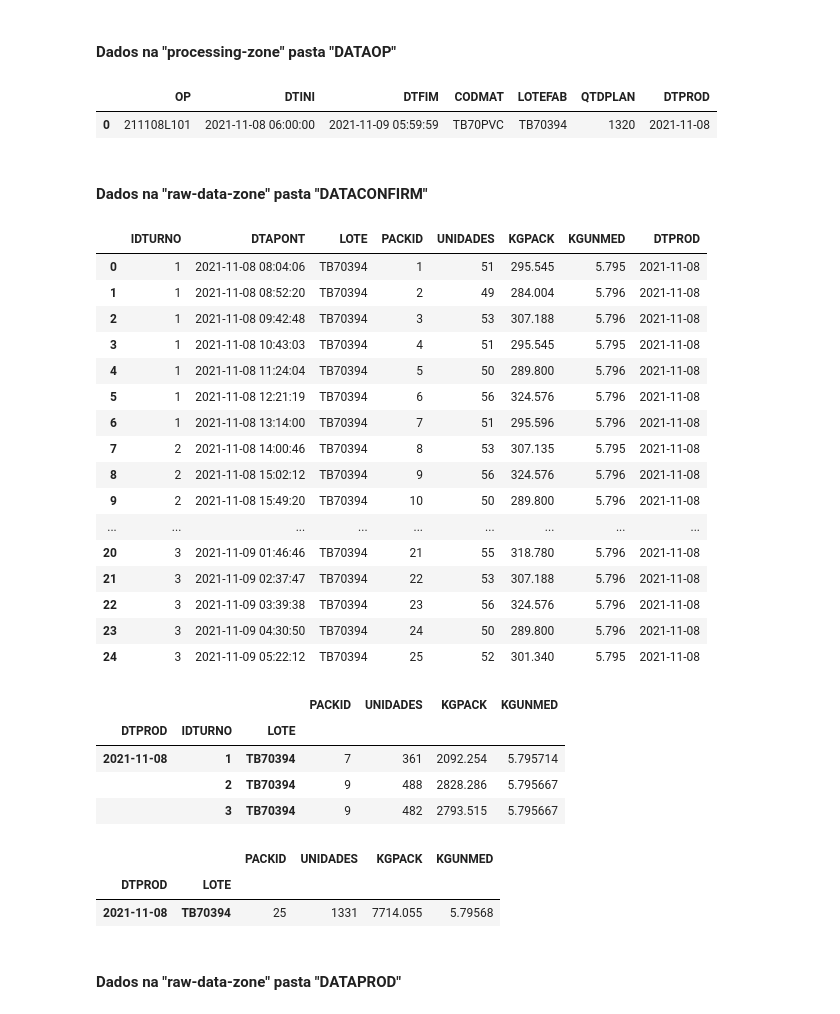
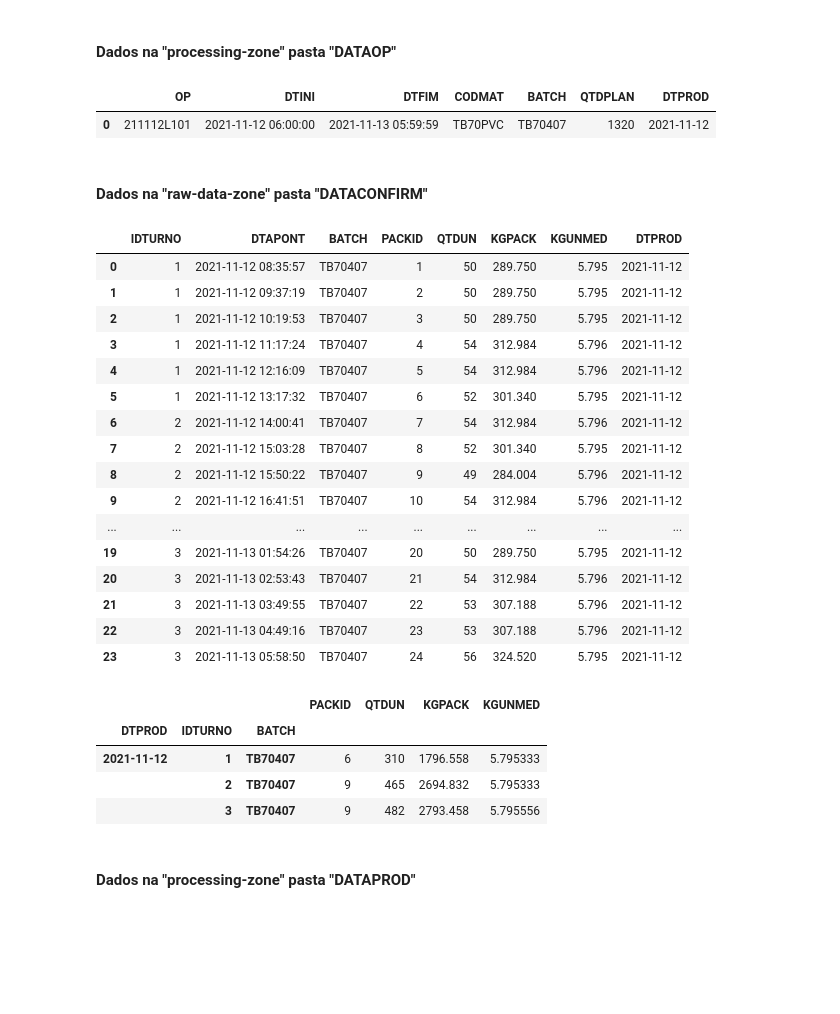
Before and after one commit to smedina1304/edc-pa-i4-data-ingestion, a Jupyter notebook: docs/ipynb/nb-test-desenvolvimentos-sprint-3.ipynb, the cells around one changed output. Saved outputs shown, nothing was run; the diff lists cells and outputs as text; code cells hidden in the pictures; blank space fills up the shorter version.

```diff
--- a/docs/ipynb/nb-test-desenvolvimentos-sprint-3.ipynb
+++ b/docs/ipynb/nb-test-desenvolvimentos-sprint-3.ipynb
@@ -40,7 +40,7 @@ func = utilFuncs()
 # %% [markdown]
 #### Dados na "processing-zone" pasta "DATAOP"
 # %%
-dtexec = "2021-11-08"
+dtexec = "2021-11-12"
 source = "dataop"
 folder = f"edc-pa-i4-data/processing-zone/{source}"
 
@@ -51,8 +51,8 @@ df_dataop['DTPROD'] = df_dataop['DTPROD'].astype(str)
 # %%
 df_dataop
 # %% [output]
-|  | OP | DTINI | DTFIM | CODMAT | LOTEFAB | QTDPLAN | DTPROD |
-| 0 | 211108L101 | 2021-11-08 06:00:00 | 2021-11-09 05:59:59 | TB70PVC | TB70394 | 1320 | 2021-11-08 |
+|  | OP | DTINI | DTFIM | CODMAT | BATCH | QTDPLAN | DTPROD |
+| 0 | 211112L101 | 2021-11-12 06:00:00 | 2021-11-13 05:59:59 | TB70PVC | TB70407 | 1320 | 2021-11-12 |
 # %% [markdown]
 #### Dados na "raw-data-zone" pasta "DATACONFIRM"
 # %%
@@ -67,55 +67,51 @@ df_dataconfirm['DTPROD'] = df_dataconfirm['DTPROD'].astype(str)
 # %%
 df_dataconfirm
 # %% [output]
-|  | IDTURNO | DTAPONT | LOTE | PACKID | UNIDADES | KGPACK | KGUNMED | DTPROD |
-| 0 | 1 | 2021-11-08 08:04:06 | TB70394 | 1 | 51 | 295.545 | 5.795 | 2021-11-08 |
-| 1 | 1 | 2021-11-08 08:52:20 | TB70394 | 2 | 49 | 284.004 | 5.796 | 2021-11-08 |
-| 2 | 1 | 2021-11-08 09:42:48 | TB70394 | 3 | 53 | 307.188 | 5.796 | 2021-11-08 |
-| 3 | 1 | 2021-11-08 10:43:03 | TB70394 | 4 | 51 | 295.545 | 5.795 | 2021-11-08 |
-| 4 | 1 | 2021-11-08 11:24:04 | TB70394 | 5 | 50 | 289.800 | 5.796 | 2021-11-08 |
-| 5 | 1 | 2021-11-08 12:21:19 | TB70394 | 6 | 56 | 324.576 | 5.796 | 2021-11-08 |
-| 6 | 1 | 2021-11-08 13:14:00 | TB70394 | 7 | 51 | 295.596 | 5.796 | 2021-11-08 |
-| 7 | 2 | 2021-11-08 14:00:46 | TB70394 | 8 | 53 | 307.135 | 5.795 | 2021-11-08 |
-| 8 | 2 | 2021-11-08 15:02:12 | TB70394 | 9 | 56 | 324.576 | 5.796 | 2021-11-08 |
-| 9 | 2 | 2021-11-08 15:49:20 | TB70394 | 10 | 50 | 289.800 | 5.796 | 2021-11-08 |
+|  | IDTURNO | DTAPONT | BATCH | PACKID | QTDUN | KGPACK | KGUNMED | DTPROD |
+| 0 | 1 | 2021-11-12 08:35:57 | TB70407 | 1 | 50 | 289.750 | 5.795 | 2021-11-12 |
+| 1 | 1 | 2021-11-12 09:37:19 | TB70407 | 2 | 50 | 289.750 | 5.795 | 2021-11-12 |
+| 2 | 1 | 2021-11-12 10:19:53 | TB70407 | 3 | 50 | 289.750 | 5.795 | 2021-11-12 |
+| 3 | 1 | 2021-11-12 11:17:24 | TB70407 | 4 | 54 | 312.984 | 5.796 | 2021-11-12 |
+| 4 | 1 | 2021-11-12 12:16:09 | TB70407 | 5 | 54 | 312.984 | 5.796 | 2021-11-12 |
+| 5 | 1 | 2021-11-12 13:17:32 | TB70407 | 6 | 52 | 301.340 | 5.795 | 2021-11-12 |
+| 6 | 2 | 2021-11-12 14:00:41 | TB70407 | 7 | 54 | 312.984 | 5.796 | 2021-11-12 |
+| 7 | 2 | 2021-11-12 15:03:28 | TB70407 | 8 | 52 | 301.340 | 5.795 | 2021-11-12 |
+| 8 | 2 | 2021-11-12 15:50:22 | TB70407 | 9 | 49 | 284.004 | 5.796 | 2021-11-12 |
+| 9 | 2 | 2021-11-12 16:41:51 | TB70407 | 10 | 54 | 312.984 | 5.796 | 2021-11-12 |
 | ... | ... | ... | ... | ... | ... | ... | ... | ... |
-| 20 | 3 | 2021-11-09 01:46:46 | TB70394 | 21 | 55 | 318.780 | 5.796 | 2021-11-08 |
-| 21 | 3 | 2021-11-09 02:37:47 | TB70394 | 22 | 53 | 307.188 | 5.796 | 2021-11-08 |
-| 22 | 3 | 2021-11-09 03:39:38 | TB70394 | 23 | 56 | 324.576 | 5.796 | 2021-11-08 |
-| 23 | 3 | 2021-11-09 04:30:50 | TB70394 | 24 | 50 | 289.800 | 5.796 | 2021-11-08 |
-| 24 | 3 | 2021-11-09 05:22:12 | TB70394 | 25 | 52 | 301.340 | 5.795 | 2021-11-08 |
+| 19 | 3 | 2021-11-13 01:54:26 | TB70407 | 20 | 50 | 289.750 | 5.795 | 2021-11-12 |
+| 20 | 3 | 2021-11-13 02:53:43 | TB70407 | 21 | 54 | 312.984 | 5.796 | 2021-11-12 |
+| 21 | 3 | 2021-11-13 03:49:55 | TB70407 | 22 | 53 | 307.188 | 5.796 | 2021-11-12 |
+| 22 | 3 | 2021-11-13 04:49:16 | TB70407 | 23 | 53 | 307.188 | 5.796 | 2021-11-12 |
+| 23 | 3 | 2021-11-13 05:58:50 | TB70407 | 24 | 56 | 324.520 | 5.795 | 2021-11-12 |
 # %%
 df_dataconfirm.groupby(
-    ['DTPROD', 'IDTURNO', 'LOTE']
+    ['DTPROD', 'IDTURNO', 'BATCH']
 ).agg(
     {
         'PACKID': 'count',
-        'UNIDADES': 'sum',
+        'QTDUN': 'sum',
         'KGPACK': 'sum',
         'KGUNMED': 'mean'
     }
 )
 # %% [output]
-|  |  |  | PACKID | UNIDADES | KGPACK | KGUNMED |
-| DTPROD | IDTURNO | LOTE |  |  |  |  |
-| 2021-11-08 | 1 | TB70394 | 7 | 361 | 2092.254 | 5.795714 |
-|  | 2 | TB70394 | 9 | 488 | 2828.286 | 5.795667 |
-|  | 3 | TB70394 | 9 | 482 | 2793.515 | 5.795667 |
+|  |  |  | PACKID | QTDUN | KGPACK | KGUNMED |
+| DTPROD | IDTURNO | BATCH |  |  |  |  |
+| 2021-11-12 | 1 | TB70407 | 6 | 310 | 1796.558 | 5.795333 |
+|  | 2 | TB70407 | 9 | 465 | 2694.832 | 5.795333 |
+|  | 3 | TB70407 | 9 | 482 | 2793.458 | 5.795556 |
 # %%
 df_dataconfirm.groupby(
-    ['DTPROD', 'LOTE']
+    ['DTPROD', 'BATCH']
 ).agg(
     {
         'PACKID': 'count',
-        'UNIDADES': 'sum',
+        'QTDUN': 'sum',
         'KGPACK': 'sum',
         'KGUNMED': 'mean'
     }
 )
-# %% [output]
-|  |  | PACKID | UNIDADES | KGPACK | KGUNMED |
-| DTPROD | LOTE |  |  |  |  |
-| 2021-11-08 | TB70394 | 25 | 1331 | 7714.055 | 5.79568 |
 # %% [markdown]
-#### Dados na "raw-data-zone" pasta "DATAPROD"
+#### Dados na "processing-zone" pasta "DATAPROD"
 # %%
```
Also changed, not shown: parts of 17 cells of this notebook.
